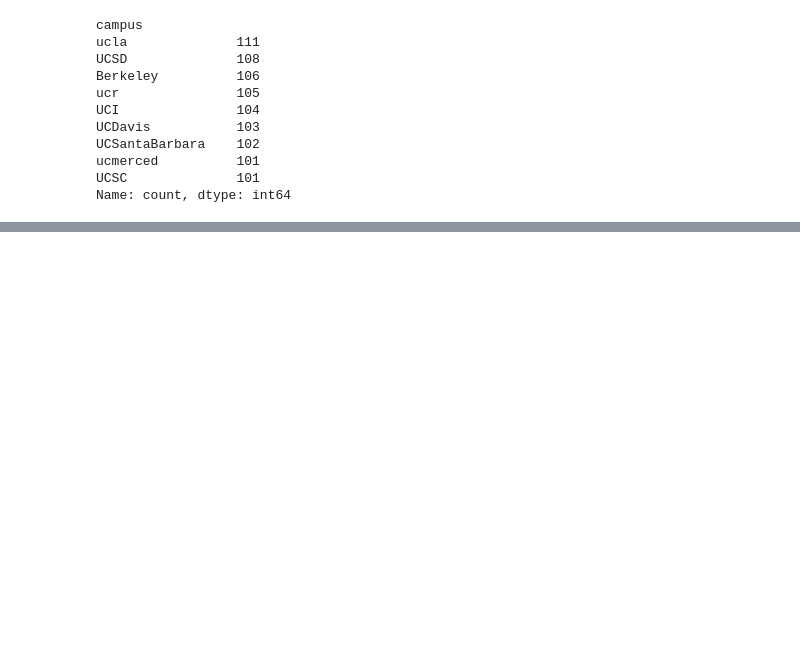
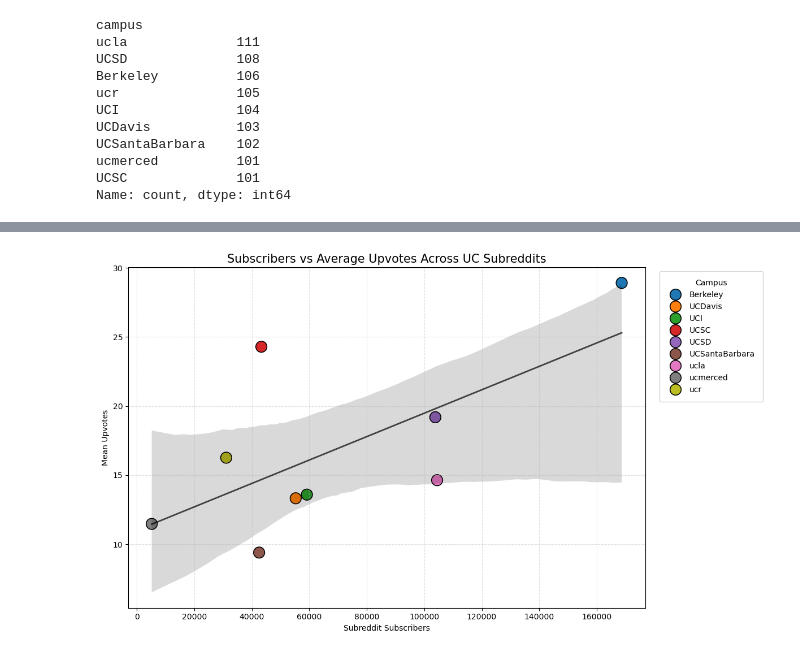
Before and after one commit to Kevin-Wu-12/DSC190-Project, a Jupyter notebook: analysis.ipynb, the cells around one changed output, grey strips where cells are left out. Cells and saved outputs as stored; diff of their text form; code cells hidden in the pictures; blank space fills up the shorter version.

```diff
--- a/analysis.ipynb
+++ b/analysis.ipynb
@@ -160,0 +232,46 @@ Name: count, dtype: int64
+# %%
+import matplotlib.pyplot as plt
+import seaborn as sns
+
+# Compute per-campus means
+subreddit_stats = df_all.groupby('campus')[['subreddit_subscribers', 'upvotes']].mean().reset_index()
+
+plt.figure(figsize=(12,7))
+
+# Color-coded points by campus
+sns.scatterplot(
+    data=subreddit_stats,
+    x='subreddit_subscribers',
+    y='upvotes',
+    hue='campus',
+    palette='tab10',
+    s=200,
+    edgecolor='black'
+)
+
+# Regression line (overall trend)
+sns.regplot(
+    data=subreddit_stats,
+    x='subreddit_subscribers',
+    y='upvotes',
+    scatter=False,
+    color='black',
+    line_kws={'linewidth':2, 'alpha':0.7}
+)
+
+plt.grid(True, linestyle='--', alpha=0.4)
+plt.title("Subscribers vs Average Upvotes Across UC Subreddits", fontsize=15)
+plt.xlabel("Subreddit Subscribers")
+plt.ylabel("Mean Upvotes")
+
+plt.legend(
+    title="Campus",
+    bbox_to_anchor=(1.02, 1),
+    loc="upper left",
+    borderpad=1
+)
+
+plt.tight_layout()
+plt.show()
+# %% [output]
+[figure, added]
```
Also changed, not shown: parts of 5 cells of this notebook.
